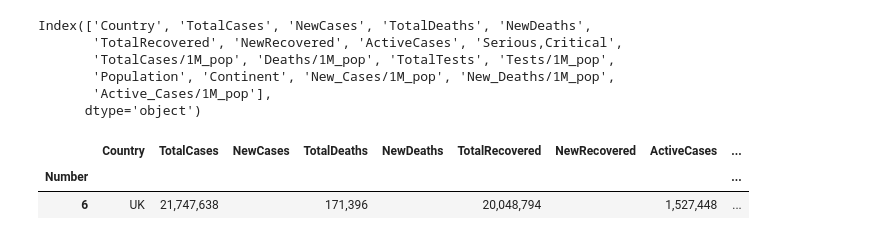
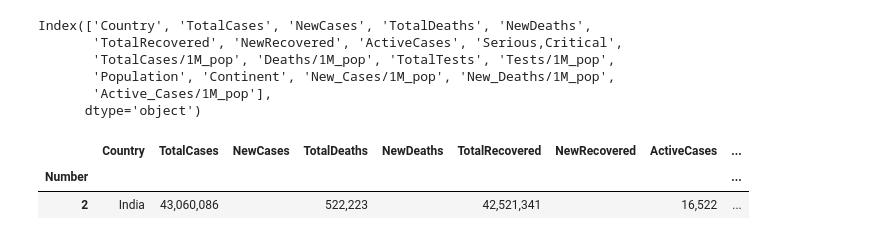
Before and after one commit to anjalisharma16/CA-2-Web-Scraping, a Jupyter notebook: WEB_SCRAPING_COVID-19-STATSTICS-PAUL.ipynb, the cells around one changed output. Drawn from its saved outputs; the diff is of its cells as text; code cells hidden in the pictures.

```diff
--- a/WEB_SCRAPING_COVID-19-STATSTICS-PAUL.ipynb
+++ b/WEB_SCRAPING_COVID-19-STATSTICS-PAUL.ipynb
@@ -402,11 +396,11 @@ Index(['Country', 'TotalCases', 'NewCases', 'TotalDeaths', 'NewDeaths',
 #to export the data into csv
 covid1.to_csv("C:/Users/Kumar/Downloads/Downloads/Globally-COVID-19-stats.csv")
 # %%
-covid1[covid1["Country"]=="UK"]
+covid1[covid1["Country"]=="India"]
 # %% [output]
 |  | Country | TotalCases | NewCases | TotalDeaths | NewDeaths | TotalRecovered | NewRecovered | ActiveCases | ... |
 | Number |  |  |  |  |  |  |  |  | ... |
-| 6 | UK | 21,747,638 |  | 171,396 |  | 20,048,794 |  | 1,527,448 | ... |
+| 2 | India | 43,060,086 |  | 522,223 |  | 42,521,341 |  | 16,522 | ... |
 # %%
 import sys
 if not sys.warnoptions:
```
Also changed, not shown: parts of 20 cells of this notebook.
